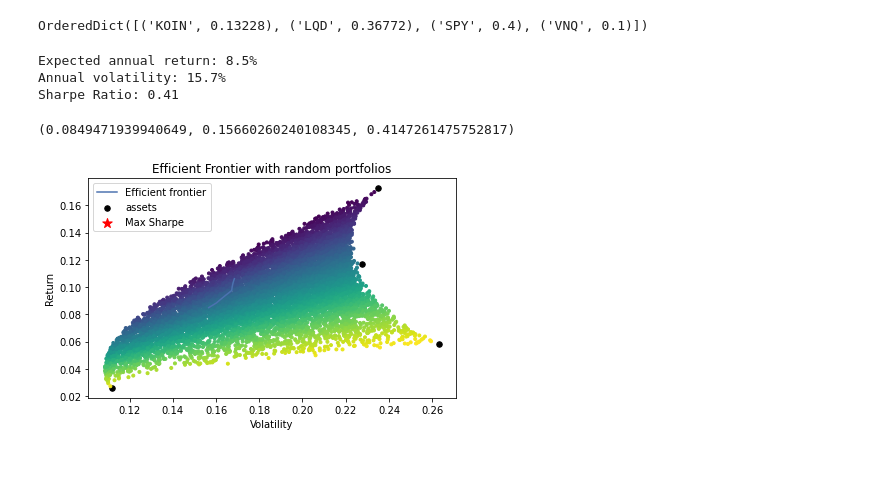
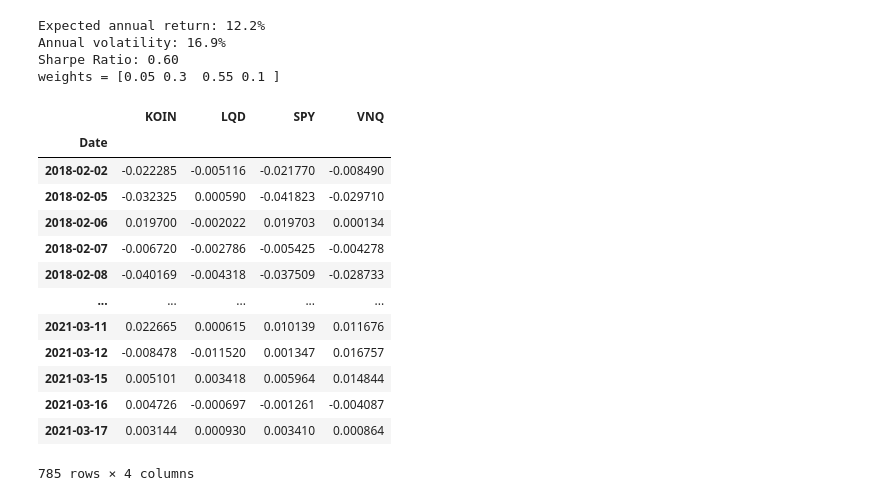
Before and after one commit to dbogatic/stock-evaluation, a Jupyter notebook: portfolio_optimization.ipynb, the cells around one changed output. Saved outputs shown, nothing was run; the diff lists cells and outputs as text; code cells hidden in the pictures; blank space fills up the shorter version.

```diff
--- a/portfolio_optimization.ipynb
+++ b/portfolio_optimization.ipynb
@@ -50,45 +132,34 @@ sector_upper = {
 # %%
-from pypfopt import objective_functions
+# Portfolio optimization based on Efficient Frontier and maximum Sharpe ratio
 
 ef = EfficientFrontier(mu, S)
 ef.add_objective(objective_functions.L2_reg, gamma=0.1)
 ef.add_sector_constraints(sector_mapper, sector_lower, sector_upper)
-w = ef.min_volatility()
-print(ef.clean_weights())
+ef.max_sharpe()
+weights_arr = ef.weights
+ef.portfolio_performance(verbose=True)
+print(f"weights = {weights_arr}")
 # %% [output]
-OrderedDict([('KOIN', 0.13228), ('LQD', 0.36772), ('SPY', 0.4), ('VNQ', 0.1)])
+Expected annual return: 12.2%
+Annual volatility: 16.9%
+Sharpe Ratio: 0.60
+weights = [0.05 0.3  0.55 0.1 ]
-# %%
-ef.portfolio_performance(verbose=True)
-# %% [output]
-Expected annual return: 8.5%
-Annual volatility: 15.7%
-Sharpe Ratio: 0.41
-(0.0849471939940649, 0.15660260240108345, 0.4147261475752817)
-# %%
-ef = EfficientFrontier(mu, S)
-ef.add_objective(objective_functions.L2_reg, gamma=0.1)
-ef.add_sector_constraints(sector_mapper, sector_lower, sector_upper)
-fig, ax = plt.subplots()
-plotting.plot_efficient_frontier(ef, ax=ax, show_assets=True)
-
-# Find the tangency portfolio
-ef.max_sharpe()
-ret_tangent, std_tangent, _ = ef.portfolio_performance()
-ax.scatter(std_tangent, ret_tangent, marker="*", s=100, c="r", label="Max Sharpe")
-
-# Generate random portfolios
-n_samples = 10000
-w = np.random.dirichlet(np.ones(len(mu)), n_samples)
-rets = w.dot(mu)
-stds = np.sqrt(np.diag(w @ S @ w.T))
-sharpes = rets / stds
-ax.scatter(stds, rets, marker=".", c=sharpes, cmap="viridis_r")
-
-# Output
-ax.set_title("Efficient Frontier with random portfolios")
-ax.legend()
-plt.tight_layout()
-plt.savefig("ef_scatter.png", dpi=200)
-plt.show()
-# %% [output]
-[figure, removed]
+# %%
+# Calculate stock returns from historical stock prices
+returns = expected_returns.returns_from_prices(stock_prices).dropna()
+returns
+# %% [output]
+|  | KOIN | LQD | SPY | VNQ |
+| Date |  |  |  |  |
+| 2018-02-02 | -0.022285 | -0.005116 | -0.021770 | -0.008490 |
+| 2018-02-05 | -0.032325 | 0.000590 | -0.041823 | -0.029710 |
+| 2018-02-06 | 0.019700 | -0.002022 | 0.019703 | 0.000134 |
+| 2018-02-07 | -0.006720 | -0.002786 | -0.005425 | -0.004278 |
+| 2018-02-08 | -0.040169 | -0.004318 | -0.037509 | -0.028733 |
+| ... | ... | ... | ... | ... |
+| 2021-03-11 | 0.022665 | 0.000615 | 0.010139 | 0.011676 |
+| 2021-03-12 | -0.008478 | -0.011520 | 0.001347 | 0.016757 |
+| 2021-03-15 | 0.005101 | 0.003418 | 0.005964 | 0.014844 |
+| 2021-03-16 | 0.004726 | -0.000697 | -0.001261 | -0.004087 |
+| 2021-03-17 | 0.003144 | 0.000930 | 0.003410 | 0.000864 |
+785 rows × 4 columns
```
Also changed, not shown: parts of 17 cells of this notebook, 4 other files.
